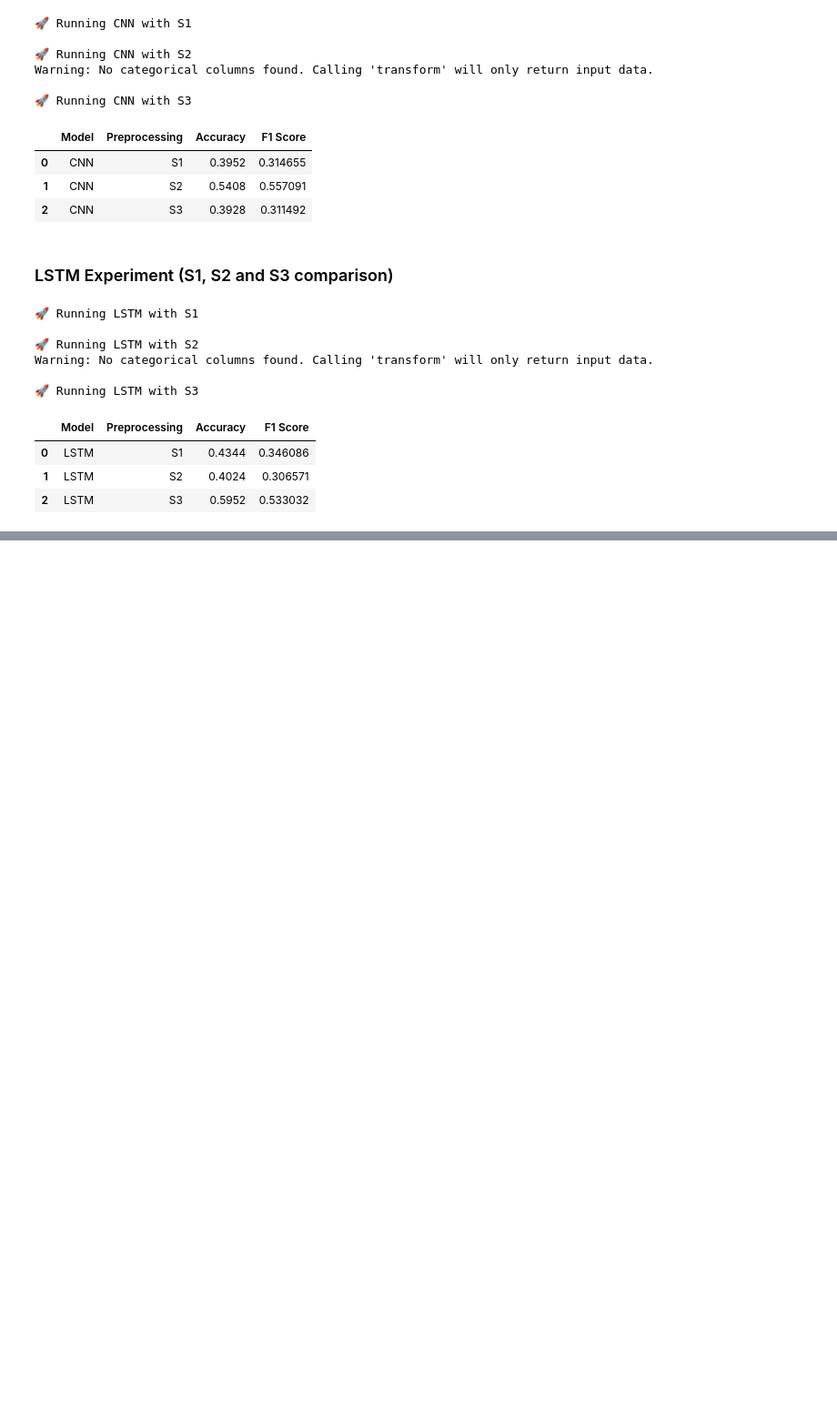
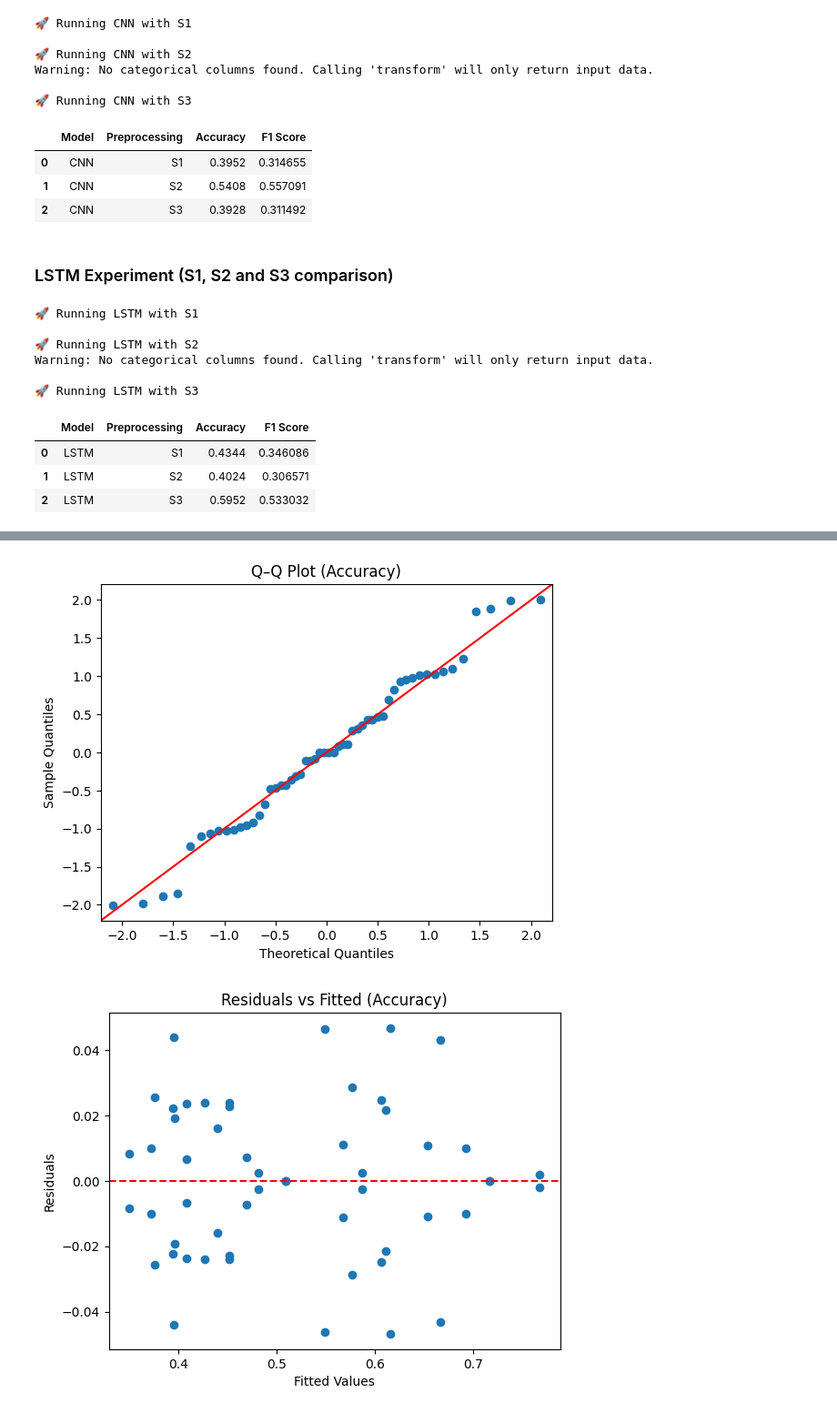
Before and after one commit to tarvinarora/Neural-Networks-Vs.-Preprocessing-Strats, a Jupyter notebook: Simulated_Data.ipynb, the cells around one changed output, grey strips where cells are left out. Shown at 91% size. Drawn from its saved outputs; the diff is of its cells as text; code cells hidden in the pictures; blank space fills up the shorter version.

```diff
--- a/Simulated_Data.ipynb
+++ b/Simulated_Data.ipynb
@@ -998,0 +1009,35 @@ plt.show()
+# %%
+df = results_full   # columns: Model, Capacity, Preprocessing, Accuracy, F1 Score
+import statsmodels.api as sm
+import statsmodels.formula.api as smf
+import statsmodels.stats.api as sms
+import matplotlib.pyplot as plt
+import scipy.stats as stats
+import pandas as pd
+
+# Make categorical explicitly
+dfA = df.copy()
+dfA["Model"] = dfA["Model"].astype("category")
+dfA["Capacity"] = dfA["Capacity"].astype("category")
+dfA["Preprocessing"] = dfA["Preprocessing"].astype("category")
+
+# Fit full factorial ANOVA
+model_acc = smf.ols(
+    formula="Accuracy ~ C(Model)*C(Capacity)*C(Preprocessing)",
+    data=dfA
+).fit()
+sm.qqplot(model_acc.resid, line='45', fit=True)
+plt.title("Q–Q Plot (Accuracy)")
+plt.show()
+fitted_vals = model_acc.fittedvalues
+residuals = model_acc.resid
+
+plt.scatter(fitted_vals, residuals)
+plt.axhline(0, color='red', linestyle='--')
+plt.xlabel("Fitted Values")
+plt.ylabel("Residuals")
+plt.title("Residuals vs Fitted (Accuracy)")
+plt.show()
+# %% [output]
+[figure, added]
+[figure, added]
```
Also changed, not shown: parts of 3 cells of this notebook, 1 other file.
